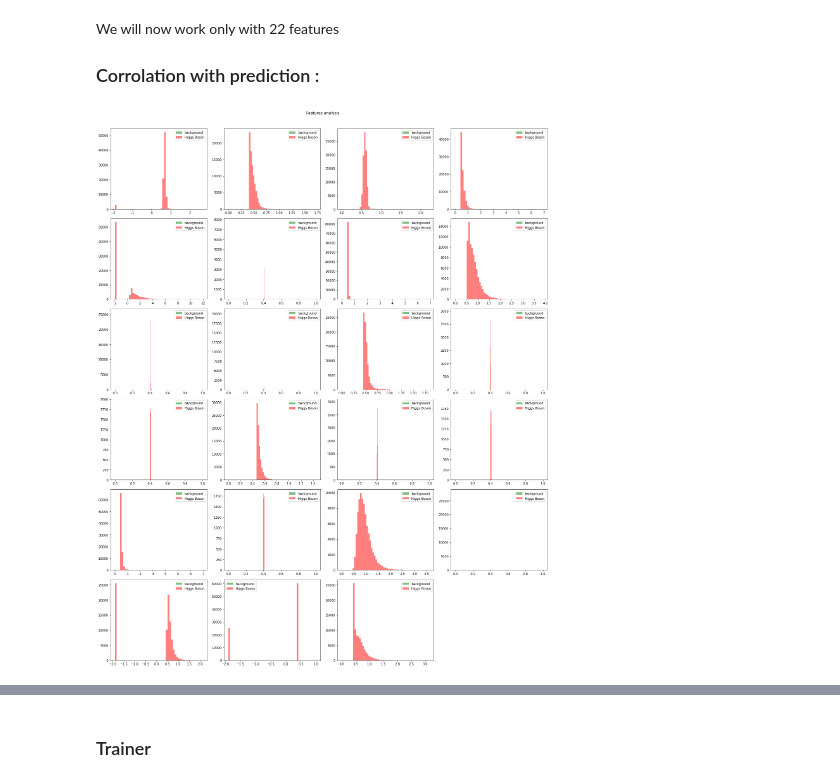
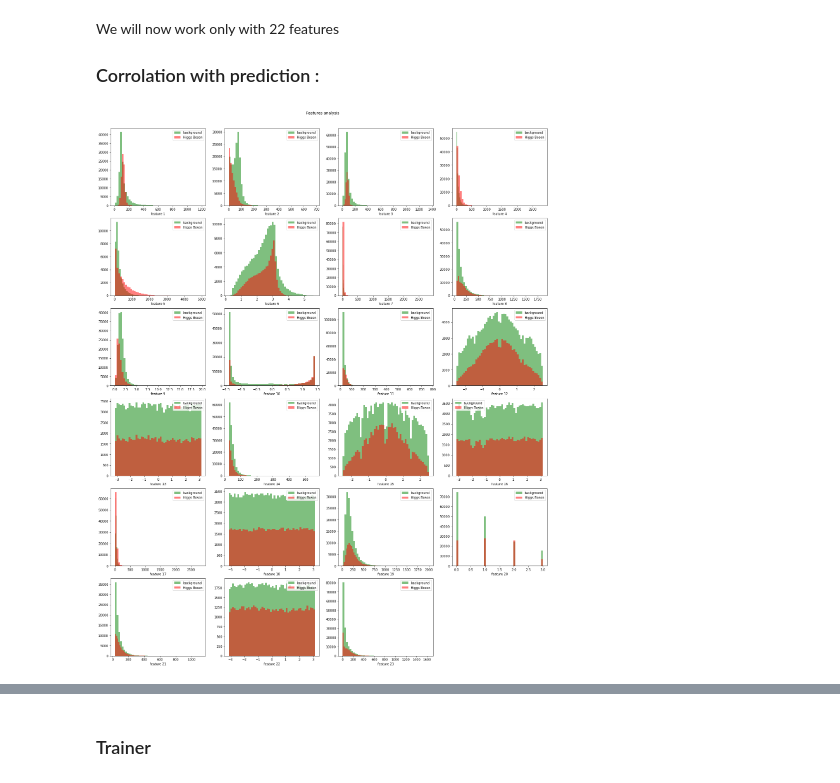
Before and after one commit to CS-433/ml-project-1-mgo, a Jupyter notebook: project1/scripts/project1.ipynb, the cells around one changed output, grey strips where cells are left out. Cells and saved outputs as stored; diff of their text form; code cells hidden in the pictures.

```diff
--- a/project1/scripts/project1.ipynb
+++ b/project1/scripts/project1.ipynb
@@ -35,8 +35,6 @@ with ZipFile('../data/train.csv.zip', 'r') as zip:
 y, tX, ids = load_csv_data(DATA_TRAIN_PATH)
 # %% [markdown]
 Standardize
-# %%
-tX, mean_X, std_X = standardize(tX)
 # %% [markdown]
 Change labels which are -1 to 0
 # %%
@@ -385,27 +383,28 @@ We will now work only with 22 features
 # %%
 fig = plt.figure(figsize = (20, 25))
 j = 0
 
 #Constructing a new matrice for esier plot
 y_reshaped = y.reshape(y.shape[0], 1)
 mat = np.concatenate((y_reshaped, tX), axis=1)
 
 #print (mat)
 #print(mat_one)
 
 #print(np.where(mat[:, 0] == -1.))
 #print(mat[np.where(mat[:, 0] == -1.), 2])
 for i in range(1, mat.shape[1]):
     plt.subplot(6, 4, j+1)
     j += 1
-    mat_minus_one = mat[np.where(mat[:, 0] == -1.), i].flatten()
+    mat_minus_one = mat[np.where(mat[:, 0] == 0.), i].flatten()
     mat_one = mat[np.where(mat[:, 0] == 1.), i].flatten()
     plt.hist(mat_minus_one[np.where(mat_minus_one != -999.)], bins= 50, color='g', label = 'background', alpha=0.5)
     plt.hist(mat_one[np.where(mat_one != -999.)], bins=50, color='r', label = 'Higgs Boson', alpha=0.5)
+    plt.xlabel("feature "+ str(j))
     plt.legend(loc='best')
 fig.suptitle('Features analysis')
 fig.tight_layout()
 fig.subplots_adjust(top=0.95)
 plt.show()
 # %% [output]
-[figure, old version]
+[figure, new version]
```
Also changed, not shown: parts of 17 cells of this notebook.
